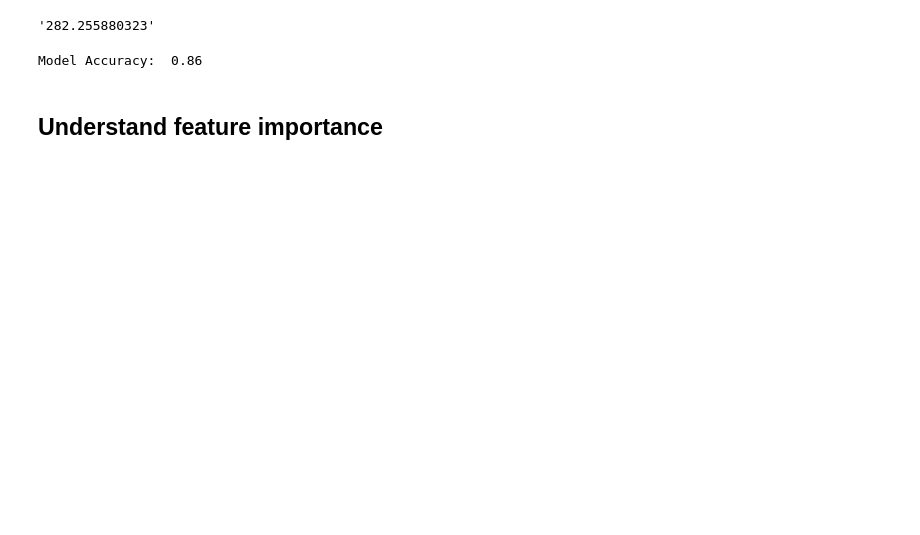
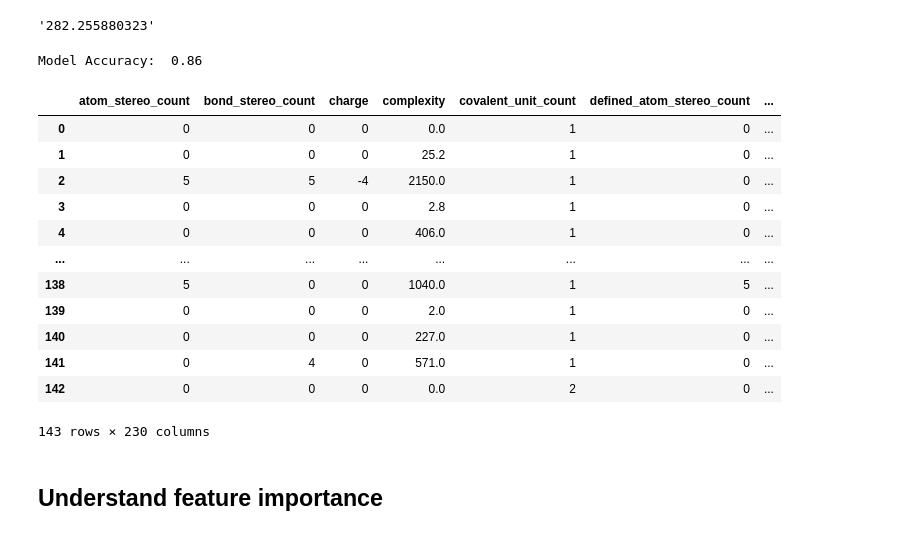
Before and after one commit to richardfanpks/drug_discovery, a Jupyter notebook: GetChemRepresentation.ipynb, the cells around one changed output. Saved outputs shown, nothing was run; the diff lists cells and outputs as text; code cells hidden in the pictures; blank space fills up the shorter version.

```diff
--- a/GetChemRepresentation.ipynb
+++ b/GetChemRepresentation.ipynb
@@ -346,6 +350,22 @@ scores = cross_val_score(model, X_test, y_test, cv=5)
 print("Model Accuracy: ", np.mean(scores))
 # %% [output]
 Model Accuracy:  0.86
+# %%
+df_X
+# %% [output]
+|  | atom_stereo_count | bond_stereo_count | charge | complexity | covalent_unit_count | defined_atom_stereo_count | ... |
+| 0 | 0 | 0 | 0 | 0.0 | 1 | 0 | ... |
+| 1 | 0 | 0 | 0 | 25.2 | 1 | 0 | ... |
+| 2 | 5 | 5 | -4 | 2150.0 | 1 | 0 | ... |
+| 3 | 0 | 0 | 0 | 2.8 | 1 | 0 | ... |
+| 4 | 0 | 0 | 0 | 406.0 | 1 | 0 | ... |
+| ... | ... | ... | ... | ... | ... | ... | ... |
+| 138 | 5 | 0 | 0 | 1040.0 | 1 | 5 | ... |
+| 139 | 0 | 0 | 0 | 2.0 | 1 | 0 | ... |
+| 140 | 0 | 0 | 0 | 227.0 | 1 | 0 | ... |
+| 141 | 0 | 4 | 0 | 571.0 | 1 | 0 | ... |
+| 142 | 0 | 0 | 0 | 0.0 | 2 | 0 | ... |
+143 rows × 230 columns
 # %% [markdown]
 ## Understand feature importance
 # %%
```
Also changed, not shown: parts of 6 cells of this notebook.
